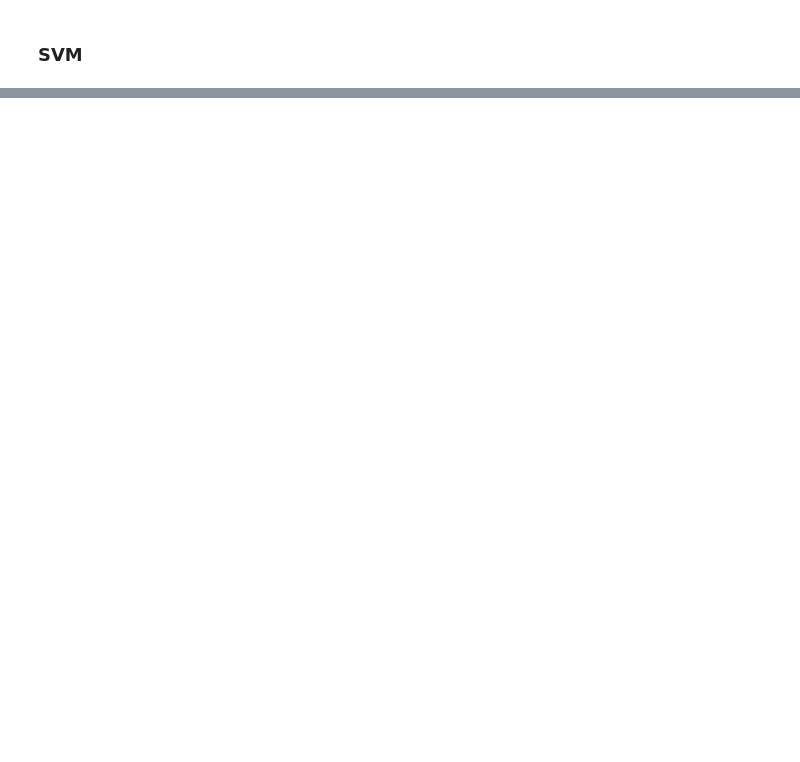
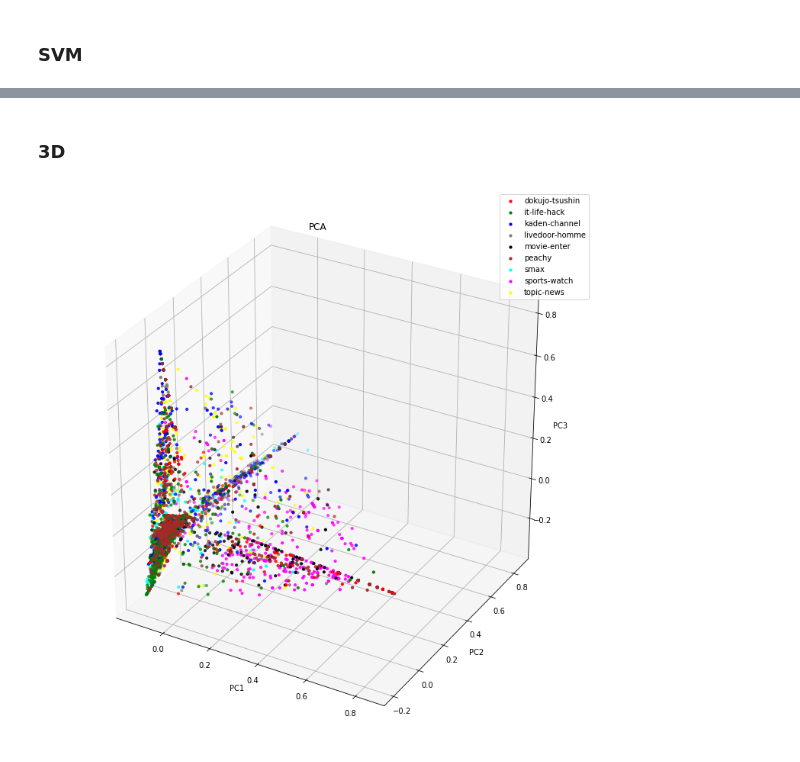
Before and after one commit to Fukkatsuso/livedoornews-topicmodel, a Jupyter notebook: topicmodel.ipynb, the cells around one changed output, grey strips where cells are left out. Cells and saved outputs as stored; diff of their text form; code cells hidden in the pictures; blank space fills up the shorter version.

```diff
--- a/topicmodel.ipynb
+++ b/topicmodel.ipynb
@@ -411,0 +448,38 @@ clf.score(test_data, test_label)
+# %% [markdown]
+### 3D
+# %%
+import matplotlib.pyplot as plt
+from mpl_toolkits.mplot3d import Axes3D
+from sklearn.decomposition import PCA
+
+cmap = plt.get_cmap("tab10")
+color = ['red', 'green', 'blue', 'gray', 'black', 'brown', 'cyan', 'magenta', 'yellow']
+
+pca = PCA(n_components=3)
+pca_X = pca.fit_transform(train_data)
+
+pca_X_group_x = [[] for i in range(len(category))]
+pca_X_group_y = [[] for i in range(len(category))]
+pca_X_group_z = [[] for i in range(len(category))]
+for i in range(len(pca_X)):
+  pca_X_group_x[train_label[i]].append(pca_X[i][0])
+  pca_X_group_y[train_label[i]].append(pca_X[i][1])
+  pca_X_group_z[train_label[i]].append(pca_X[i][2])
+
+fig = plt.figure(figsize=(10,10))
+ax = Axes3D(fig)
+
+for i in range(len(category)):
+  ax.scatter3D(pca_X_group_x[i], pca_X_group_y[i], pca_X_group_z[i], c=color[i], label=list(category)[i], s=10)
+
+ax.set_title("PCA")
+ax.set_xlabel('PC1')
+ax.set_ylabel('PC2')
+ax.set_zlabel('PC3')
+ax.legend()
+
+plt.show()
+
+# fig.savefig('pca-3d.png')
+# %% [output]
+[figure, added]
```
Also changed, not shown: parts of 9 cells of this notebook.
